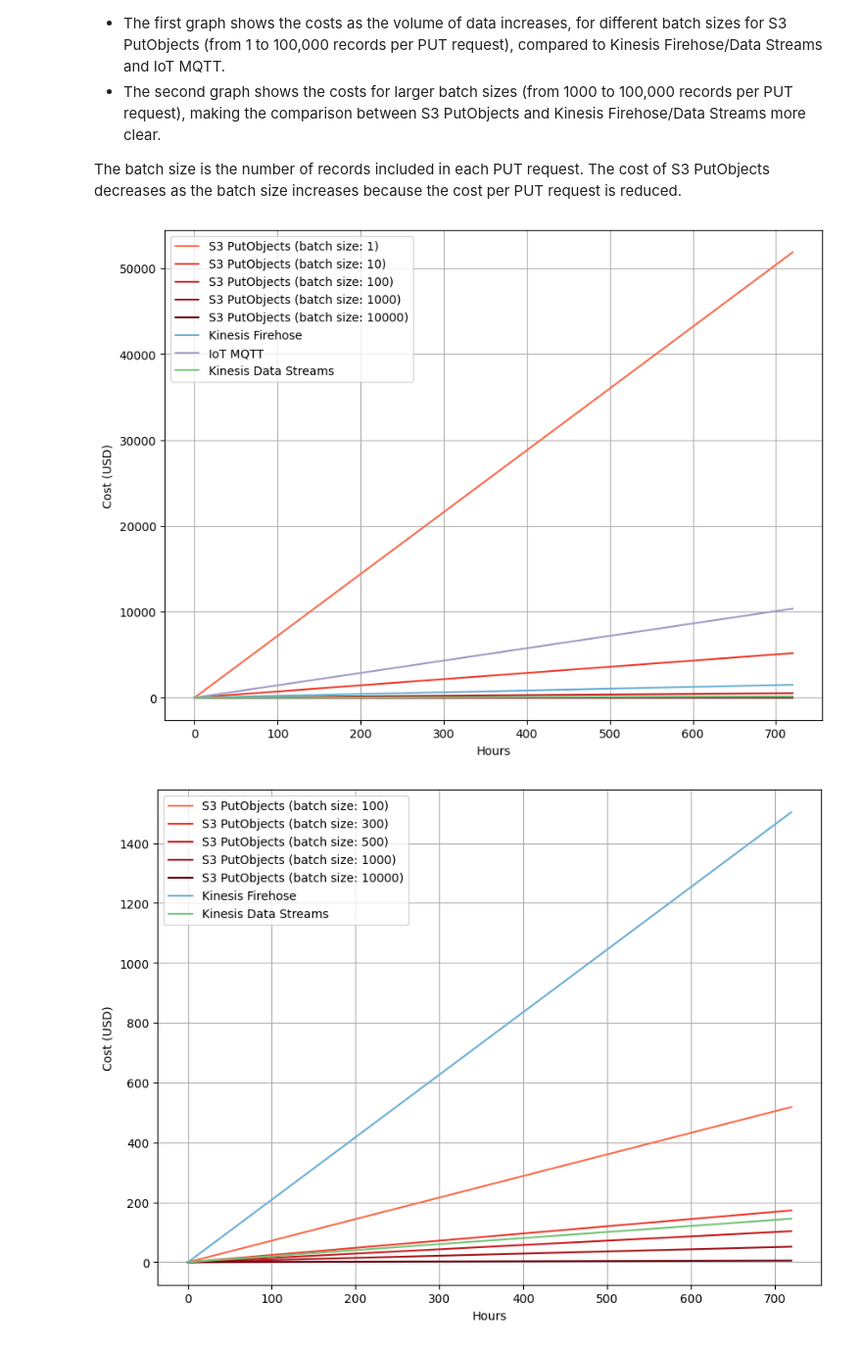
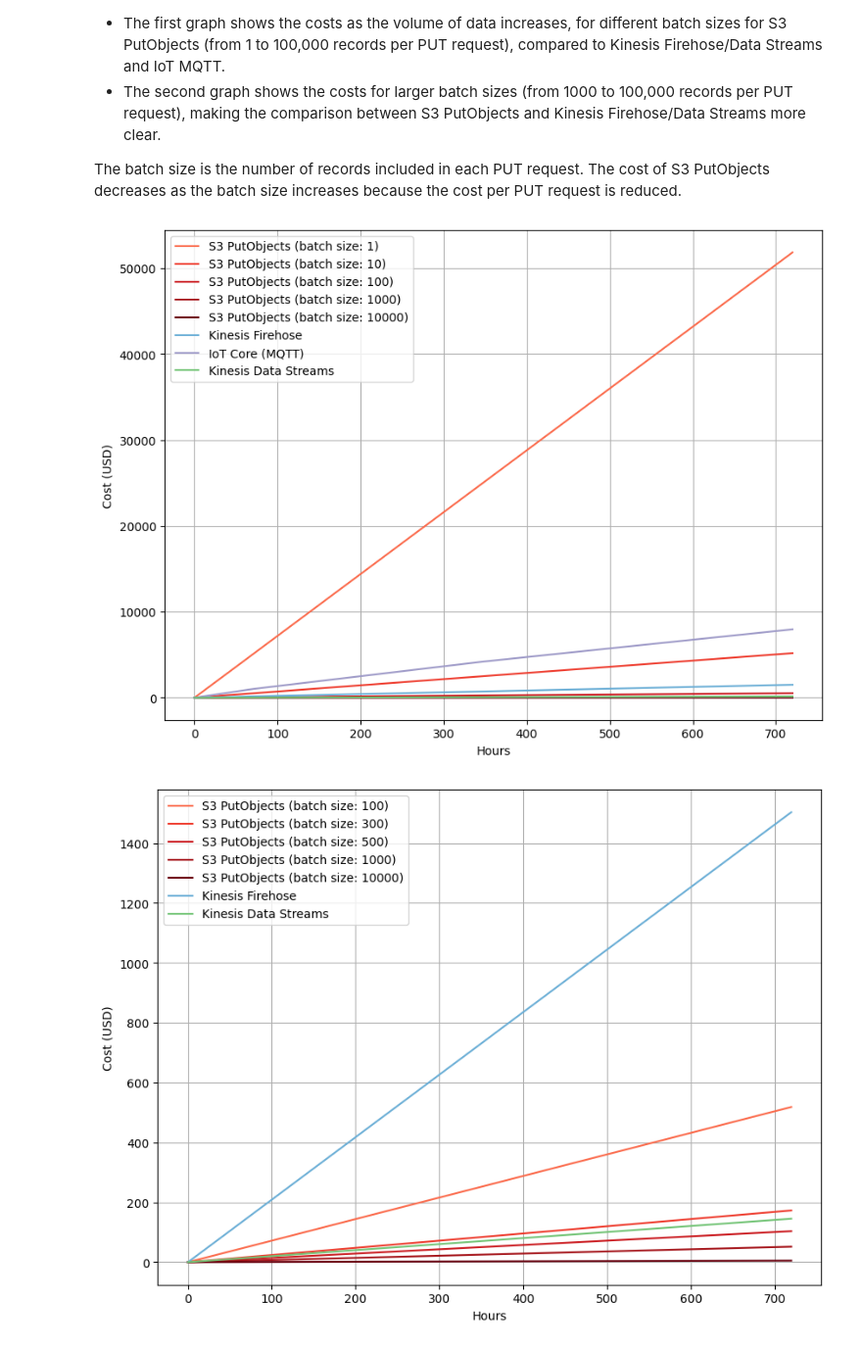
Before and after one commit to t04glovern/aws-greengrass-bricks, a Jupyter notebook: greengrass-batch-uploader/cost-analysis.ipynb, the cells around one changed output. Shown at 98% size. Saved outputs shown, nothing was run; the diff lists cells and outputs as text; code cells hidden in the pictures.

Commit message:
updated cost analysis

```diff
--- a/greengrass-batch-uploader/cost-analysis.ipynb
+++ b/greengrass-batch-uploader/cost-analysis.ipynb
@@ -50,6 +50,19 @@ def calculate_records_and_raw_data(hours):
     return records, raw_data_gb
 
 
+def calculate_tiered_mqtt_cost(messages):
+    tier_costs = [(1e9, 1e-6), (4e9, 0.8e-6), (float('inf'), 0.7e-6)]  # Tiers defined as (message limit, cost per message)
+    total_cost = 0
+    for limit, cost in tier_costs:
+        if messages > limit:
+            total_cost += limit * cost
+            messages -= limit
+        else:
+            total_cost += messages * cost
+            break
+    return total_cost
+
+
 def calculate_costs_firehose_mqtt(hours):
     records, raw_data_gb = calculate_records_and_raw_data(hours)
 
@@ -59,7 +72,8 @@ def calculate_costs_firehose_mqtt(hours):
 
     # Calculate costs for each service
     firehose_cost = raw_data_gb * AWS_COSTS["firehose_cost_per_gb"]
-    mqtt_cost = records * AWS_COSTS["mqtt_cost_per_message"]
+    # Update MQTT cost calculation using the new tiered pricing function
+    mqtt_cost = calculate_tiered_mqtt_cost(records)
 
     return firehose_cost, mqtt_cost
 
@@ -100,33 +114,33 @@ def plot_costs_vs_hours(batch_sizes, hours, colors, filename, plot_mqtt=True):
     firehose_cost, mqtt_cost = np.vectorize(calculate_costs_firehose_mqtt)(hours)
     plt.plot(hours, firehose_cost, label='Kinesis Firehose', color=plt.cm.Blues(0.5))
     if plot_mqtt:
-        plt.plot(hours, mqtt_cost, label='IoT MQTT', color=plt.cm.Purples(0.5))
+        plt.plot(hours, mqtt_cost, label='IoT Core (MQTT)', color=plt.cm.Purples(0.5))
     kinesis_data_streams_cost = np.vectorize(calculate_costs_kinesis_data_streams)(hours)
     plt.plot(hours, kinesis_data_streams_cost, label='Kinesis Data Streams', color=plt.cm.Greens(0.5))
 
     plt.xlabel('Hours')
     plt.ylabel('Cost (USD)')
     #plt.suptitle('Kinesis, IoT Core vs S3 Costs for varying batch sizes (with compression)', fontsize=16)
     #plt.title('Data sent at a rate of 100 messages/sec from 40 devices, total 4000 messages/sec. \nEach record averages out to 166.25bytes, Kinesis Data Stream limited to 500 record batches. \nCosts calculated over up to 720 hours (30 days).', fontsize=10, fontstyle='italic')
     plt.legend()
     plt.grid(True)
     plt.savefig(filename, transparent=True)
     plt.show()
 
 # Define batch sizes to compare
 compare_batch_sizes = [1, 10, 100, 1000, 10000]
 
 # Define a color map for the lines
 colors = plt.cm.Reds(np.linspace(0.5, 1, len(compare_batch_sizes)))
 
 # Plot the costs for the first batch sizes
 plot_costs_vs_hours(compare_batch_sizes, DATA_CONSTANTS["hours"], colors, filename="cost-comparision-01.png")
 
 # Define batch sizes to compare
 compare_batch_sizes = [100, 300, 500, 1000, 10000]
 
 # Plot the costs for the second batch sizes without MQTT
 plot_costs_vs_hours(compare_batch_sizes, DATA_CONSTANTS["hours"], colors, plot_mqtt=False, filename="cost-comparision-02.png")
 # %% [output]
-[figure, old version]
+[figure, new version]
 [figure]
```
